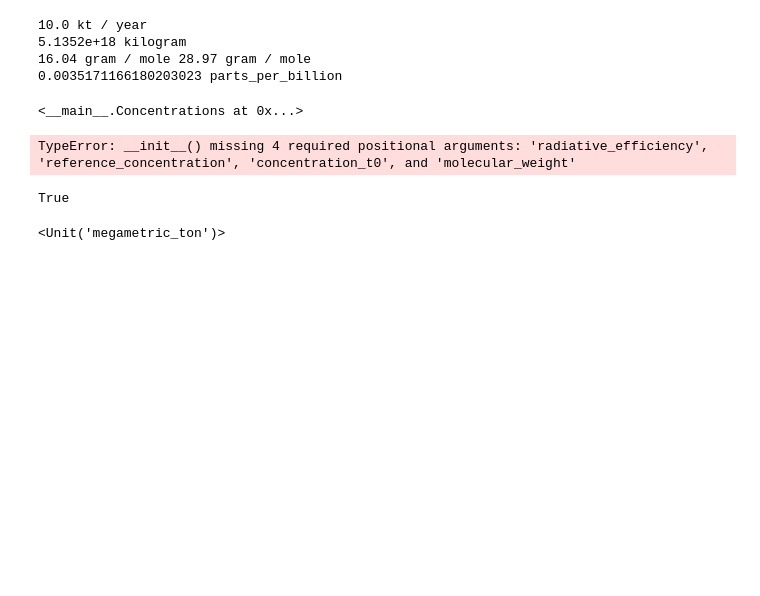
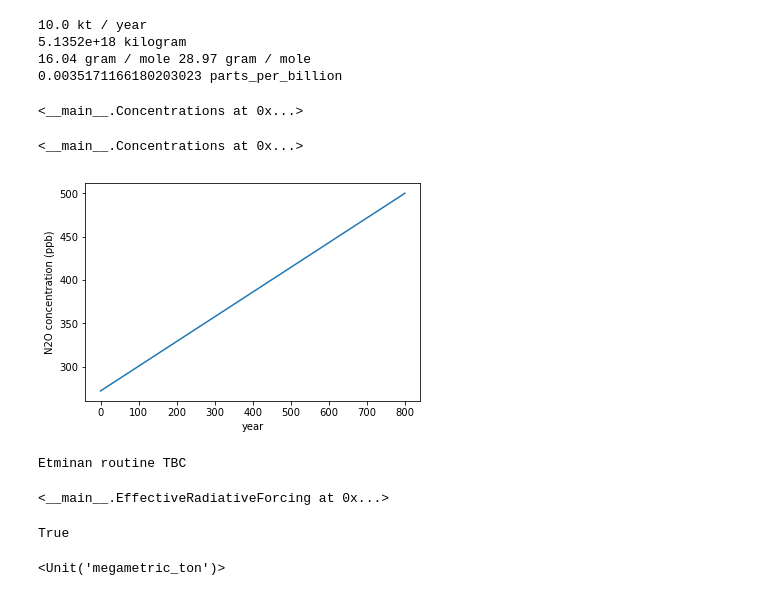
Before and after one commit to JGBroadbent/FAIR, a Jupyter notebook: notebooks/fair2_scribbles.ipynb, the cells around one changed output. Drawn from its saved outputs; the diff is of its cells as text; code cells hidden in the pictures; blank space fills up the shorter version.

```diff
--- a/notebooks/fair2_scribbles.ipynb
+++ b/notebooks/fair2_scribbles.ipynb
@@ -157,10 +163,28 @@ CFC12.calculate_concentrations()
 # %% [output]
 <__main__.Concentrations at 0x...>
 # %%
-N2O = GreenhouseGas(radiative_efficiency=0.32 * unit.watt / unit.m**2 / unit.ppb)
-N2O.set_concentrations(np.linspace(272,500,801))
+N2O = GreenhouseGas(
+    radiative_efficiency=0.32 * unit.watt / unit.m**2 / unit.ppb,
+    reference_concentration=273 * unit.ppb,
+    concentration_t0 = 273 * unit.ppb,
+    molecular_weight = 44.01 * unit.g / unit.mol,
+    name='nitrous oxide'
+)
+N2O.set_concentrations(np.linspace(272,500,801) * unit.ppb)
 # %% [output]
-TypeError: __init__() missing 4 required positional arguments: 'radiative_efficiency', 'reference_concentration', 'concentration_t0', and 'molecular_weight'
+<__main__.Concentrations at 0x...>
+# %%
+years = np.arange(801) * unit.year
+pl.plot(years, N2O.concentrations.to('ppb'))
+pl.xlabel('year')
+pl.ylabel('N2O concentration (ppb)');
+# %% [output]
+[figure, added]
+# %%
+N2O.calculate_forcing()
+# %% [output]
+Etminan routine TBC
+<__main__.EffectiveRadiativeForcing at 0x...>
 # %%
 kiloton = 1*unit.kt
 kiloton.check('[mass]')
```
Also changed, not shown: parts of 5 cells of this notebook.
